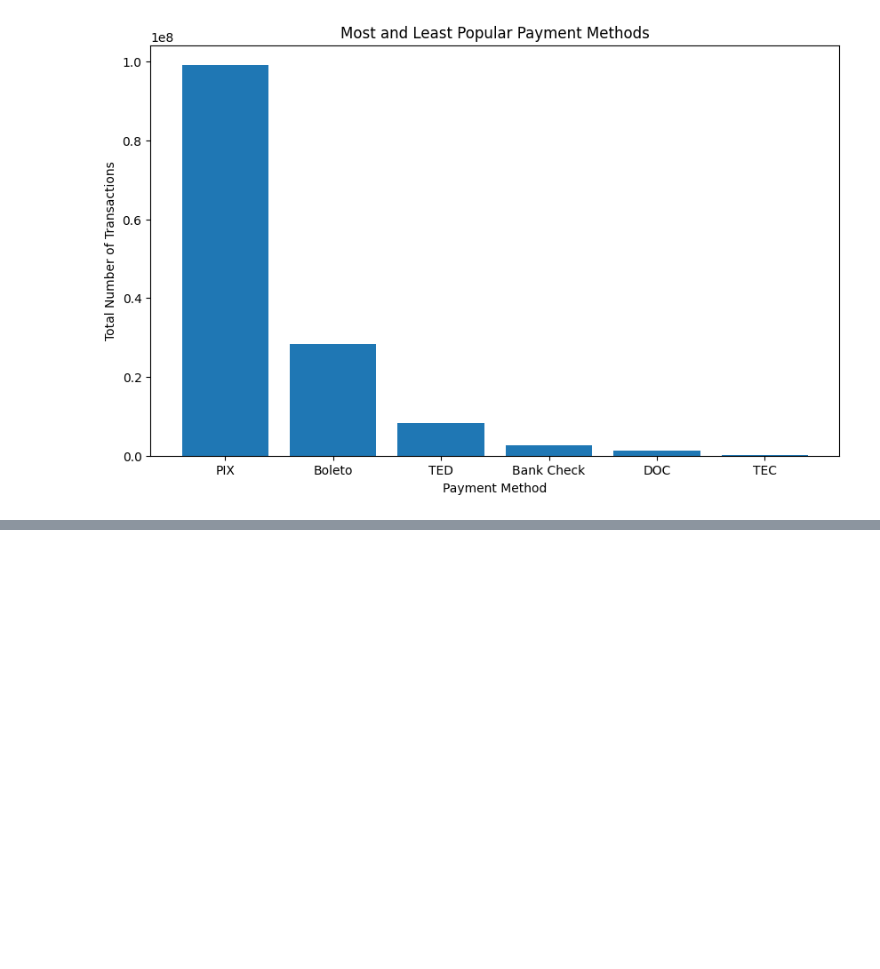
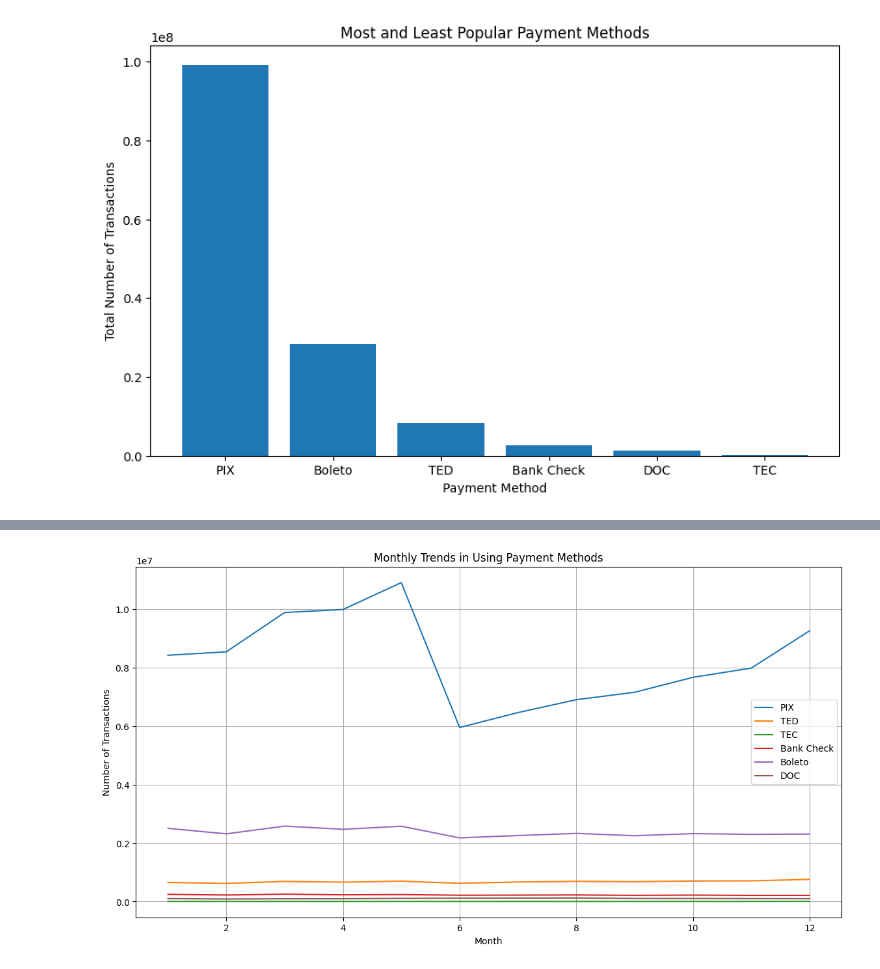
Before and after one commit to jacquesbilombe/Payment-Patterns-Brazil, a Jupyter notebook: Payment_Patterns_Brazil.ipynb, the cells around one changed output, grey strips where cells are left out. Cells and saved outputs as stored; diff of their text form; code cells hidden in the pictures; blank space fills up the shorter version.

```diff
--- a/Payment_Patterns_Brazil.ipynb
+++ b/Payment_Patterns_Brazil.ipynb
@@ -328,0 +371,28 @@ plt.show()
+# %%
+# Extract month and year from YearMonth
+df['Month'] = df['YearMonth'].dt.month
+df['Year'] = df['YearMonth'].dt.year
+
+# Select only numeric columns before grouping
+numeric_df = df.select_dtypes(include=['number'])
+# %%
+# Group by month and sum the transactions
+monthly_trends = numeric_df.groupby('Month').sum().reset_index()
+# %%
+# Plot
+plt.figure(figsize=(14, 7))
+sns.lineplot(x='Month', y='quantityPix', data=monthly_trends, label='PIX')
+sns.lineplot(x='Month', y='quantityTED', data=monthly_trends, label='TED')
+sns.lineplot(x='Month', y='quantityTEC', data=monthly_trends, label='TEC')
+sns.lineplot(x='Month', y='quantityBankCheck', data=monthly_trends, label='Bank Check')
+sns.lineplot(x='Month', y='quantityBrazilianBoletoPayment', data=monthly_trends, label='Boleto')
+sns.lineplot(x='Month', y='quantityDOC', data=monthly_trends, label='DOC')
+
+plt.xlabel('Month')
+plt.ylabel('Number of Transactions')
+plt.title('Monthly Trends in Using Payment Methods')
+plt.legend()
+plt.grid(True)
+plt.show()
+# %% [output]
+[figure, added]
```
Also changed, not shown: parts of 8 cells of this notebook.
